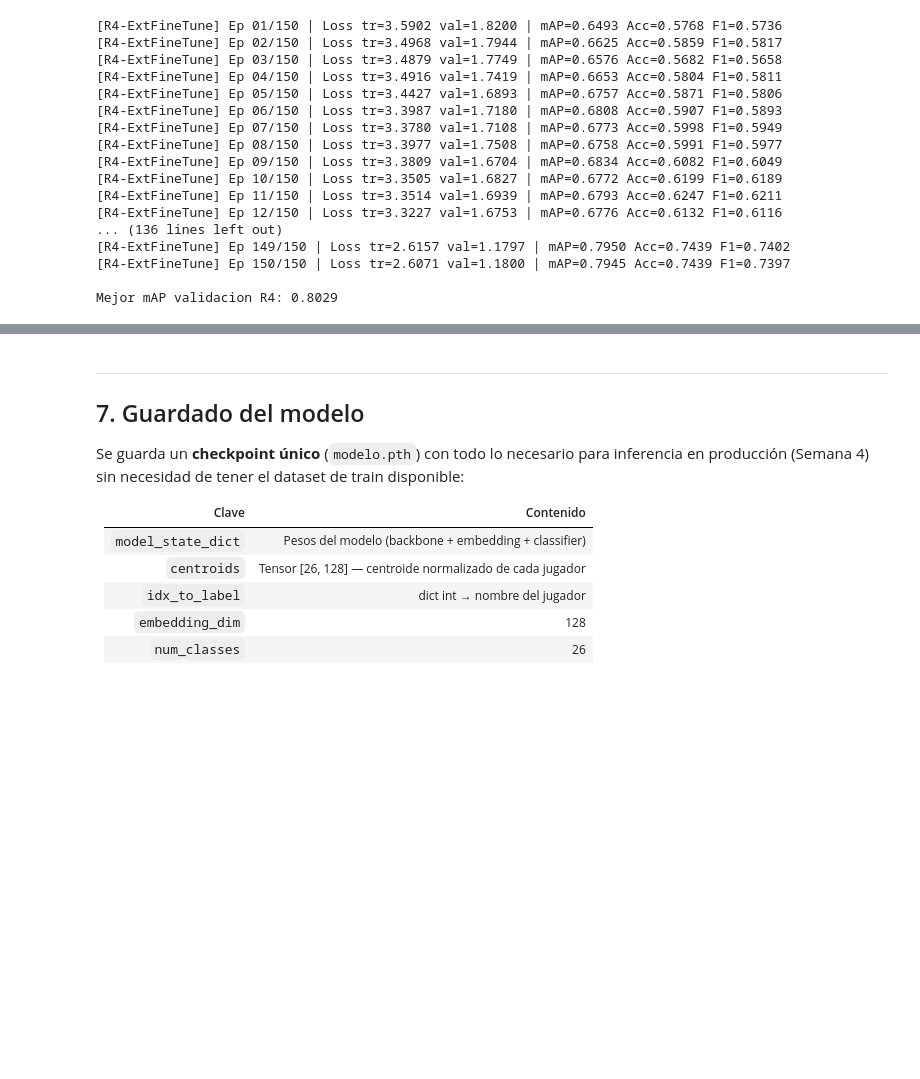
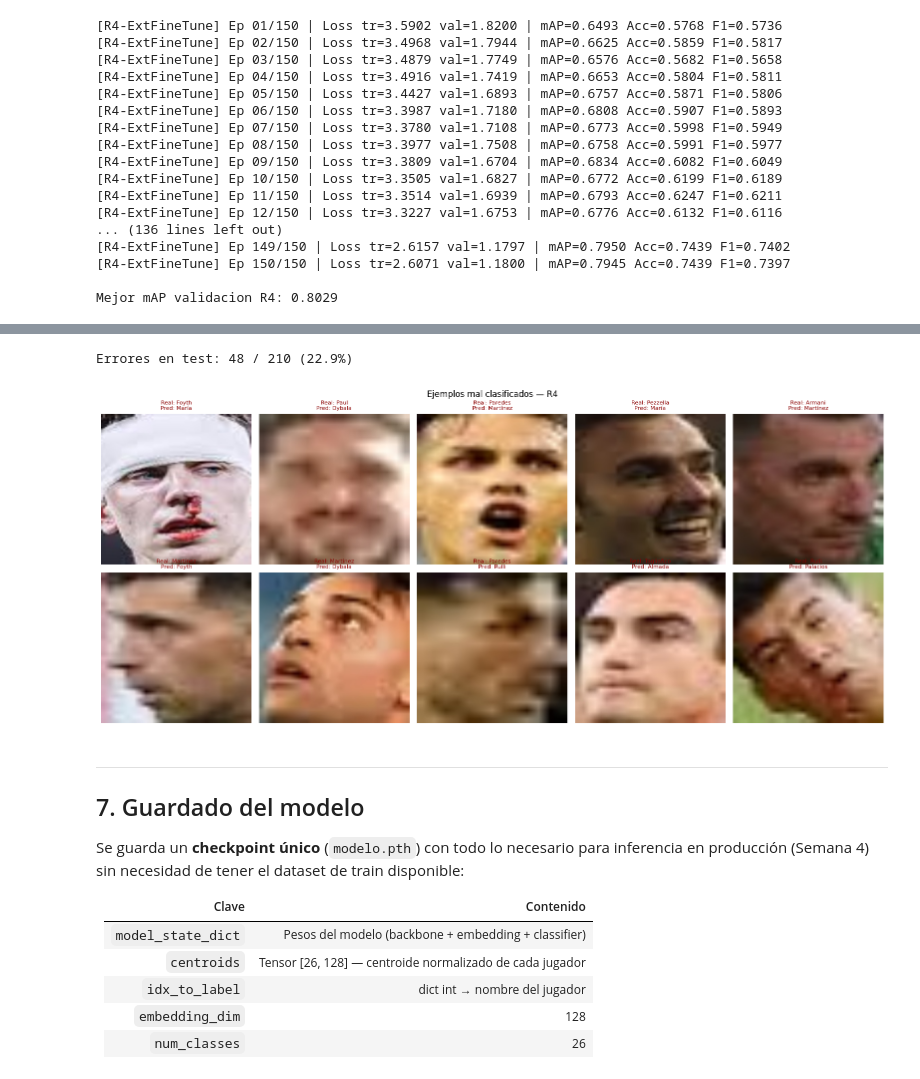
Before and after one commit to agudgithub/redes-neuronales-profundas, a Jupyter notebook: dev/03_model_training.ipynb, the cells around one changed output, grey strips where cells are left out. Cells and saved outputs as stored; diff of their text form; code cells hidden in the pictures; blank space fills up the shorter version.

```diff
--- a/dev/03_model_training.ipynb
+++ b/dev/03_model_training.ipynb
@@ -1465,3 +1546,32 @@ plot_curves(history_r4, 'R4 — Extended Fine-tuning')
+# %%
+# ── 6.5.4. Análisis de errores en R4 ─────────────────────────
+errors_ext = [
+    (path, true_l, pred_l)
+    for path, true_l, pred_l in zip(test_df['image_path'].tolist(), all_true_ext, all_preds_ext)
+    if true_l != pred_l
+]
+
+print(f'Errores en test: {len(errors_ext)} / {len(test_df)} ({100*len(errors_ext)/len(test_df):.1f}%)')
+
+n_show = min(10, len(errors_ext))
+fig, axes = plt.subplots(2, 5, figsize=(16, 7))
+for ax, (img_path, true_l, pred_l) in zip(axes.flatten(), errors_ext[:n_show]):
+    try:
+        img = Image.open(Path(FACES_DIR) / img_path).convert('RGB')
+        ax.imshow(img)
+    except Exception:
+        ax.set_facecolor('#eee')
+    real_name = idx_to_label[true_l].replace('_', ' ').split()[-1]
+    pred_name = idx_to_label[pred_l].replace('_', ' ').split()[-1]
+    ax.set_title(f'Real: {real_name}\nPred: {pred_name}', fontsize=8, color='darkred')
+    ax.axis('off')
+
+plt.suptitle('Ejemplos mal clasificados — R4', fontsize=12)
+plt.tight_layout()
+plt.show()
+# %% [output]
+Errores en test: 48 / 210 (22.9%)
+[figure, added]
 # %% [markdown]
 ---
 ## 7. Guardado del modelo
```
Also changed, not shown: parts of 6 cells of this notebook.
